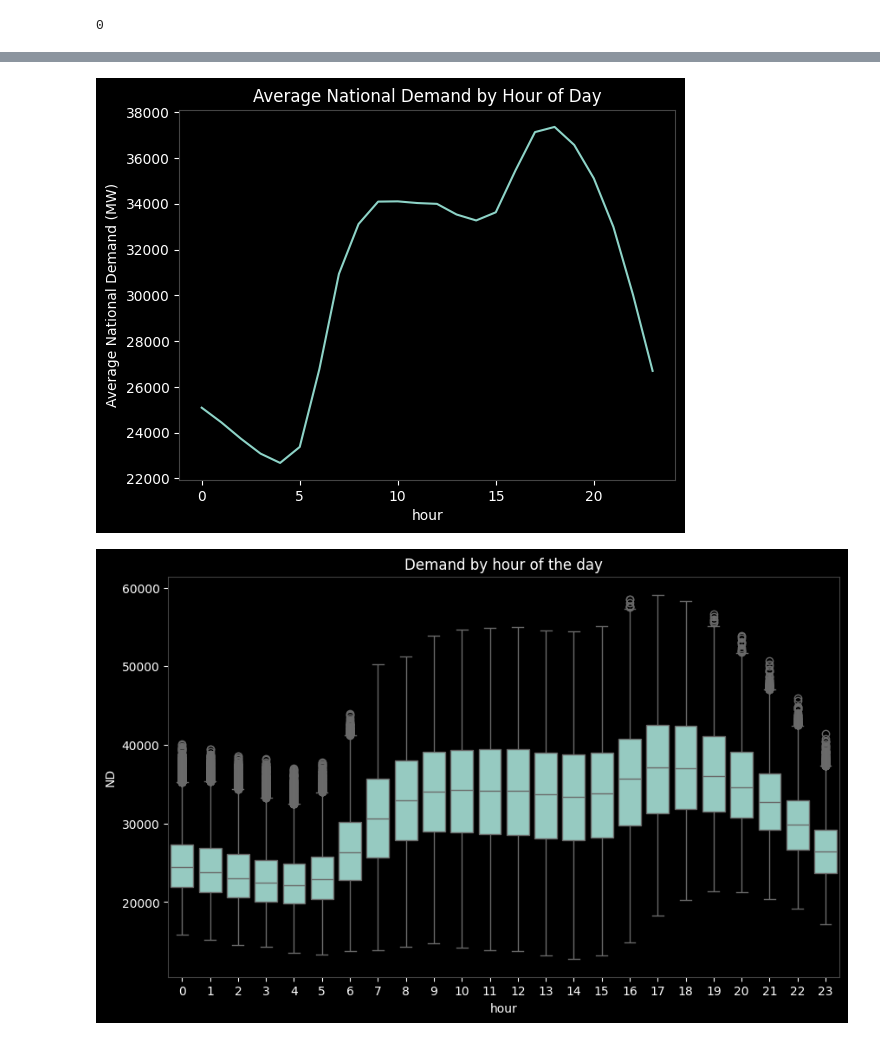
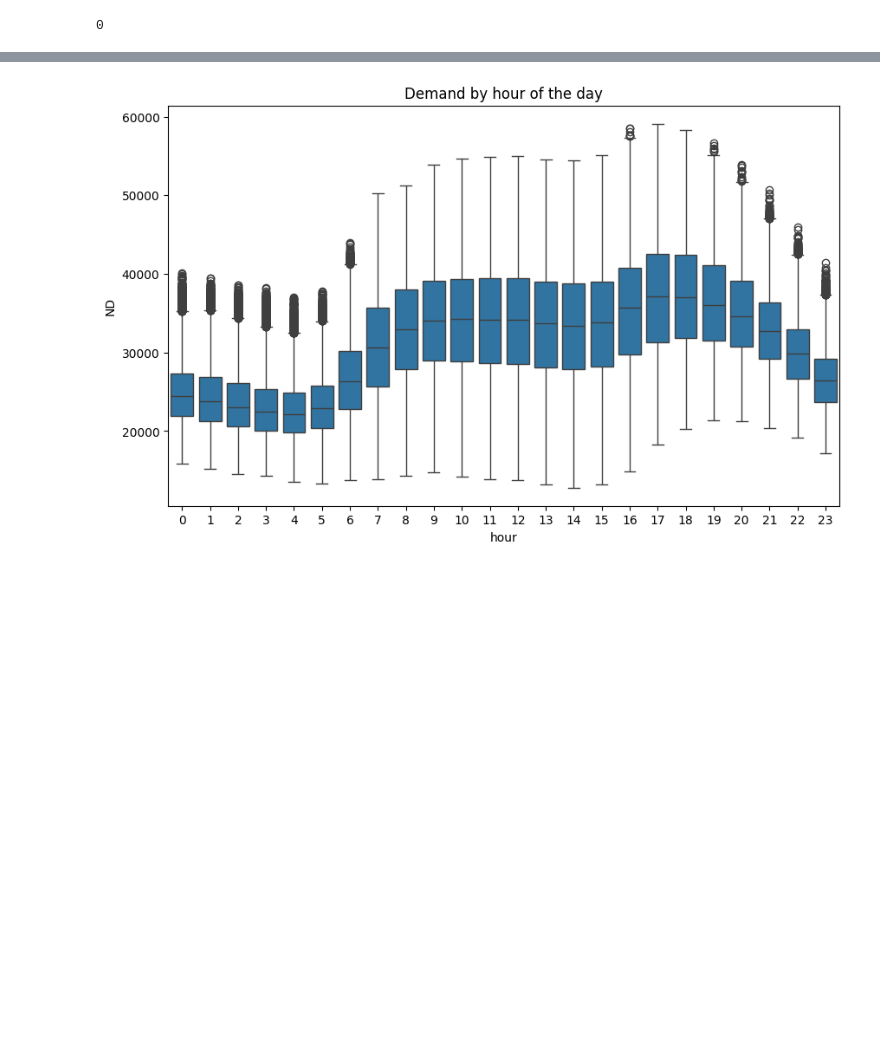
Before and after one commit to kwakye02/gb-demand-forecasting, a Jupyter notebook: notebooks/02_demand_data_eda.ipynb, the cells around one changed output, grey strips where cells are left out. Cells and saved outputs as stored; diff of their text form; code cells hidden in the pictures; blank space fills up the shorter version.

```diff
--- a/notebooks/02_demand_data_eda.ipynb
+++ b/notebooks/02_demand_data_eda.ipynb
@@ -2,17 +2,22 @@
 # import necessary libraries
 import pandas as pd
 import matplotlib.pyplot as plt
+import numpy as np
 import seaborn as sns
 from pathlib import  Path
 import glob
-from statsmodels.graphics.tsaplots import plot_acf
+from statsmodels.graphics.tsaplots import plot_acf,plot_pacf
+from statsmodels.tsa.seasonal import seasonal_decompose
+from sklearn.metrics import mean_absolute_error
+from statsmodels.stats.diagnostic import acorr_ljungbox
+from pmdarima import auto_arima
 import holidays
 
 pd.set_option("display.max_columns", None)
-plt.style.use('dark_background')
-plt.rcParams['axes.edgecolor'] = '#444444'
-plt.rcParams['grid.color'] = '#333333'
-plt.rcParams['grid.alpha'] = 0.8
+#plt.style.use('dark_background')
+##plt.rcParams['axes.edgecolor'] = '#444444'
+#plt.rcParams['grid.color'] = '#333333'
+#plt.rcParams['grid.alpha'] = 0.8
 # %%
 PROJECT_ROOT = Path.cwd().parent
 DATA_DIR = PROJECT_ROOT / "data" / "processed"
@@ -89,9 +71,8 @@ df_demand.head(5)
 | 3 | 01-JAN-2022 | 4 | 20693 | 23272 | 19615 | 3090 | ... |
 | 4 | 01-JAN-2022 | 5 | 19481 | 23958 | 18545 | 3161 | ... |
 # %%
-# Create a full timestamp
 #convert settlement_date to a datetime object
-df_demand["SETTLEMENT_DATE"] = pd.to_datetime(df_demand["SETTLEMENT_DATE"],format="mixed", dayfirst=True)
+df_demand["SETTLEMENT_DATE"] = pd.to_datetime(df_demand["SETTLEMENT_DATE"],format="mixed")
 
 # Interpret midnight as UK local time
 settlement_midnight = df_demand["SETTLEMENT_DATE"].dt.tz_localize("Europe/London")
@@ -153,11 +216,9 @@ df['day_of_year'] = df['datetime_local'].dt.dayofyear
 df['quarter'] = df['datetime_local'].dt.quarter
 df['is_weekend'] = (df['datetime_local'].dt.dayofweek >= 5).astype(int)
 # %%
-#add holidays columms
-uk_holidays = holidays.UnitedKingdom(years = range(2009,2026))
-holiday_dates = pd.to_datetime(list(uk_holidays.keys()))
+#Pull england holidays and add to the dataset
+uk_holidays = holidays.UnitedKingdom(subdiv='ENG',years = range(2009,2026))
+holiday_dates = set(uk_holidays.keys())
+df["is_holiday"] = df["datetime_local"].dt.date.isin(holiday_dates).astype(int)
 
-
-holiday_dates = set(uk_holidays.keys())
-
-df["is_holiday"] = df["datetime_local"].dt.date.isin(holiday_dates).astype(int)
+df["is_holiday"].value_counts()
@@ -255,7 +305,4 @@ plt.show()
 # %%
-df["half_hour_slot"] = df["hour"] * 2 + (df["minute"] // 30)
-
-
 half_hourly_demand = df.groupby("SETTLEMENT_PERIOD")["ND"].mean()
 
 
@@ -271,24 +318,15 @@ plt.show()
 # %%
-#daily pattern
-hourly_demand = df.groupby('hour')['ND'].mean()
-
-hourly_demand.plot()
-plt.title("Average National Demand by Hour of Day")
-plt.ylabel("Average National Demand (MW)")
-plt.show()
-
 #Demand was quite low during the periods between 3 am to 5 am
 #Demand started rising after 5 am and plateaued at 10 am before rising and peaking at around 6pm
 # demand kept falling from evening to morning
 
 
 plt.figure(figsize = (10,6))
 sns.boxplot(data = df,x = 'hour', y='ND',)
 plt.title('Demand by hour of the day')
 plt.show()
 # %% [output]
-[figure, old version]
+[figure, new version]
-[figure, removed]
 # %%
 #weekly pattern
 daily_avg = df.groupby('day_of_week')['ND'].mean()
```
Also changed, not shown: parts of 48 cells of this notebook, 3 other files.
